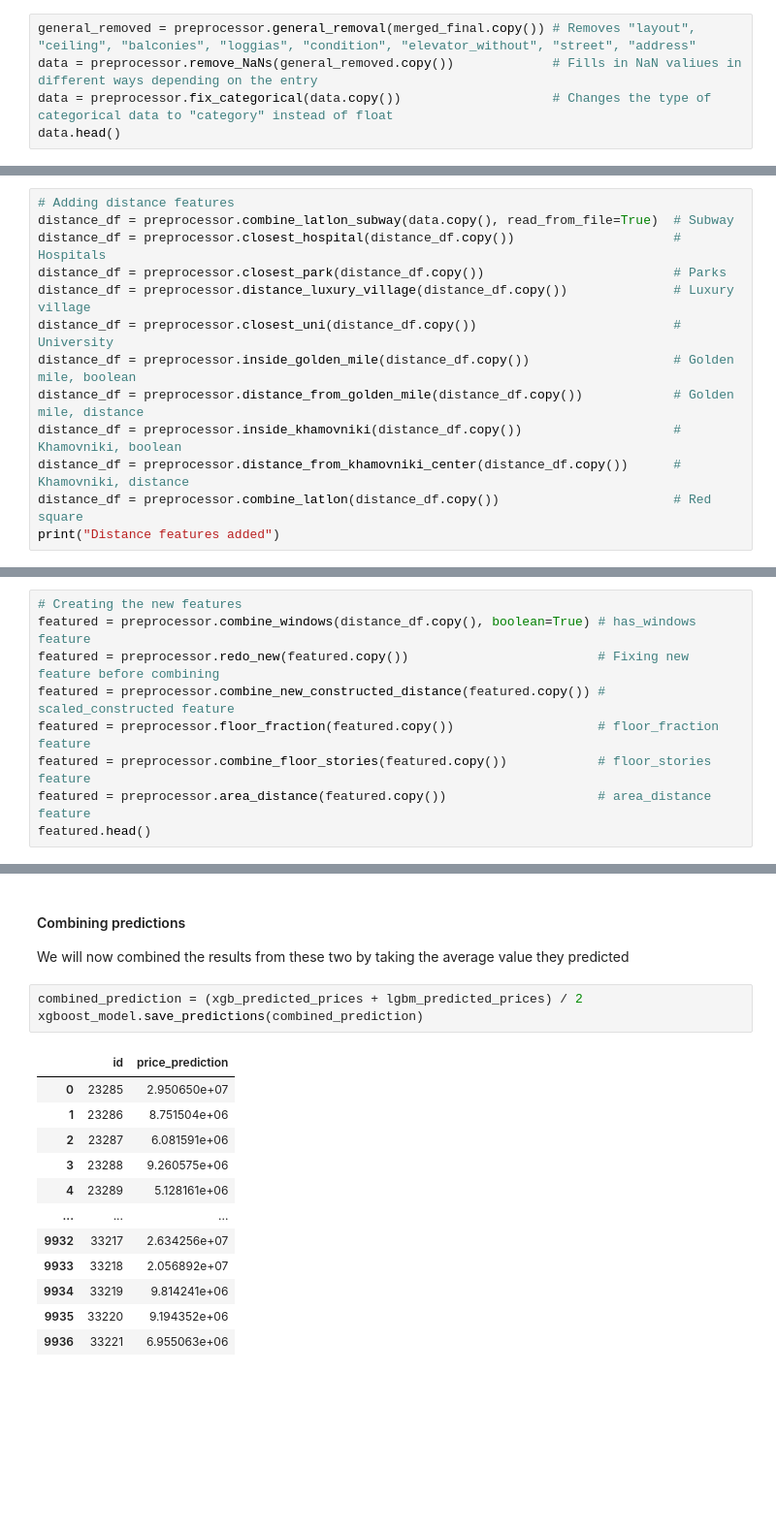
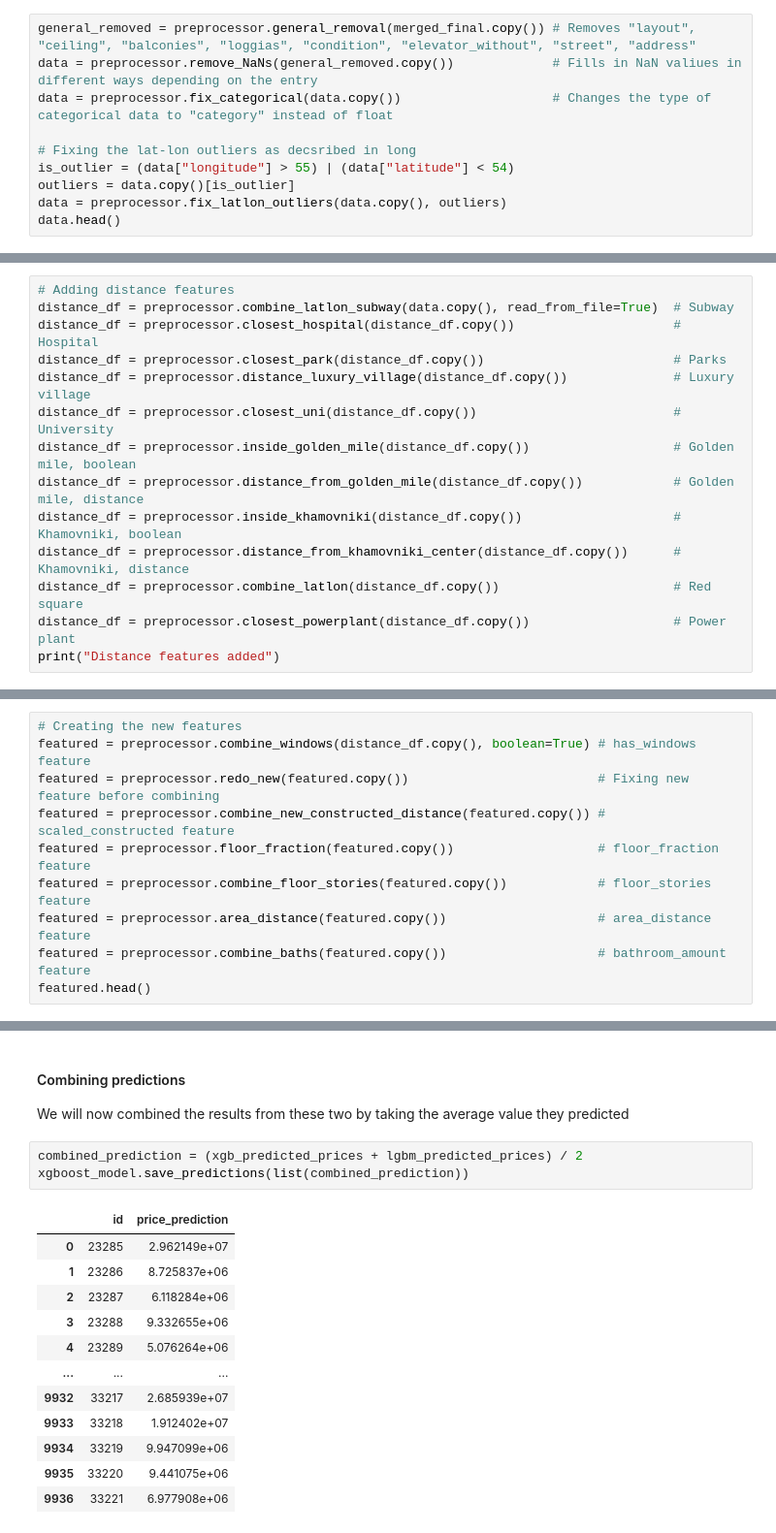
Before and after one commit to Olaussen/TDT4173_group69, a Jupyter notebook: src/short.ipynb, the cells around one changed output, grey strips where cells are left out. Shown at 97% size. Drawn from its saved outputs; the diff is of its cells as text; blank space fills up the shorter version.

```diff
--- a/src/short.ipynb
+++ b/src/short.ipynb
@@ -46,6 +49,11 @@ Lets run the preprocessing functions
 general_removed = preprocessor.general_removal(merged_final.copy()) # Removes "layout", "ceiling", "balconies", "loggias", "condition", "elevator_without", "street", "address"
 data = preprocessor.remove_NaNs(general_removed.copy())             # Fills in NaN valiues in different ways depending on the entry
 data = preprocessor.fix_categorical(data.copy())                    # Changes the type of categorical data to "category" instead of float
+
+# Fixing the lat-lon outliers as decsribed in long
+is_outlier = (data["longitude"] > 55) | (data["latitude"] < 54)
+outliers = data.copy()[is_outlier]
+data = preprocessor.fix_latlon_outliers(data.copy(), outliers)
 data.head()
 # %% [output]
 |  | id | seller | price | area_total | area_kitchen | area_living | floor | rooms | bathrooms_shared | ... |
@@ -62,7 +70,7 @@ Now lets start adding the features we want for the model. We start with the dist
 # %%
 # Adding distance features
 distance_df = preprocessor.combine_latlon_subway(data.copy(), read_from_file=True)  # Subway
-distance_df = preprocessor.closest_hospital(distance_df.copy())                     # Hospitals
+distance_df = preprocessor.closest_hospital(distance_df.copy())                     # Hospital
 distance_df = preprocessor.closest_park(distance_df.copy())                         # Parks
 distance_df = preprocessor.distance_luxury_village(distance_df.copy())              # Luxury village
 distance_df = preprocessor.closest_uni(distance_df.copy())                          # University
@@ -71,6 +79,7 @@ distance_df = preprocessor.distance_from_golden_mile(distance_df.copy())
 distance_df = preprocessor.inside_khamovniki(distance_df.copy())                    # Khamovniki, boolean
 distance_df = preprocessor.distance_from_khamovniki_center(distance_df.copy())      # Khamovniki, distance
 distance_df = preprocessor.combine_latlon(distance_df.copy())                       # Red square
+distance_df = preprocessor.closest_powerplant(distance_df.copy())                   # Power plant
 print("Distance features added")
 # %% [output]
 Distance features added
@@ -84,6 +93,7 @@ featured = preprocessor.combine_new_constructed_distance(featured.copy()) # scal
 featured = preprocessor.floor_fraction(featured.copy())                   # floor_fraction feature
 featured = preprocessor.combine_floor_stories(featured.copy())            # floor_stories feature
 featured = preprocessor.area_distance(featured.copy())                    # area_distance feature
+featured = preprocessor.combine_baths(featured.copy())                    # bathroom_amount feature
 featured.head()
 # %% [output]
 |  | id | seller | price | area_total | area_kitchen | area_living | floor | rooms | bathrooms_shared | ... |
@@ -193,18 +203,18 @@ array([31002115.41201915,  8688252.10832712,  6100758.16391392, ...,
 We will now combined the results from these two by taking the average value they predicted
 # %%
 combined_prediction = (xgb_predicted_prices + lgbm_predicted_prices) / 2
-xgboost_model.save_predictions(combined_prediction)
+xgboost_model.save_predictions(list(combined_prediction))
 # %% [output]
 |  | id | price_prediction |
-| 0 | 23285 | 2.950650e+07 |
-| 1 | 23286 | 8.751504e+06 |
-| 2 | 23287 | 6.081591e+06 |
-| 3 | 23288 | 9.260575e+06 |
-| 4 | 23289 | 5.128161e+06 |
+| 0 | 23285 | 2.962149e+07 |
+| 1 | 23286 | 8.725837e+06 |
+| 2 | 23287 | 6.118284e+06 |
+| 3 | 23288 | 9.332655e+06 |
+| 4 | 23289 | 5.076264e+06 |
 | ... | ... | ... |
-| 9932 | 33217 | 2.634256e+07 |
-| 9933 | 33218 | 2.056892e+07 |
-| 9934 | 33219 | 9.814241e+06 |
-| 9935 | 33220 | 9.194352e+06 |
-| 9936 | 33221 | 6.955063e+06 |
+| 9932 | 33217 | 2.685939e+07 |
+| 9933 | 33218 | 1.912402e+07 |
+| 9934 | 33219 | 9.947099e+06 |
+| 9935 | 33220 | 9.441075e+06 |
+| 9936 | 33221 | 6.977908e+06 |
 9937 rows × 2 columns
```
Also changed, not shown: parts of 7 cells of this notebook, 4 other files.
